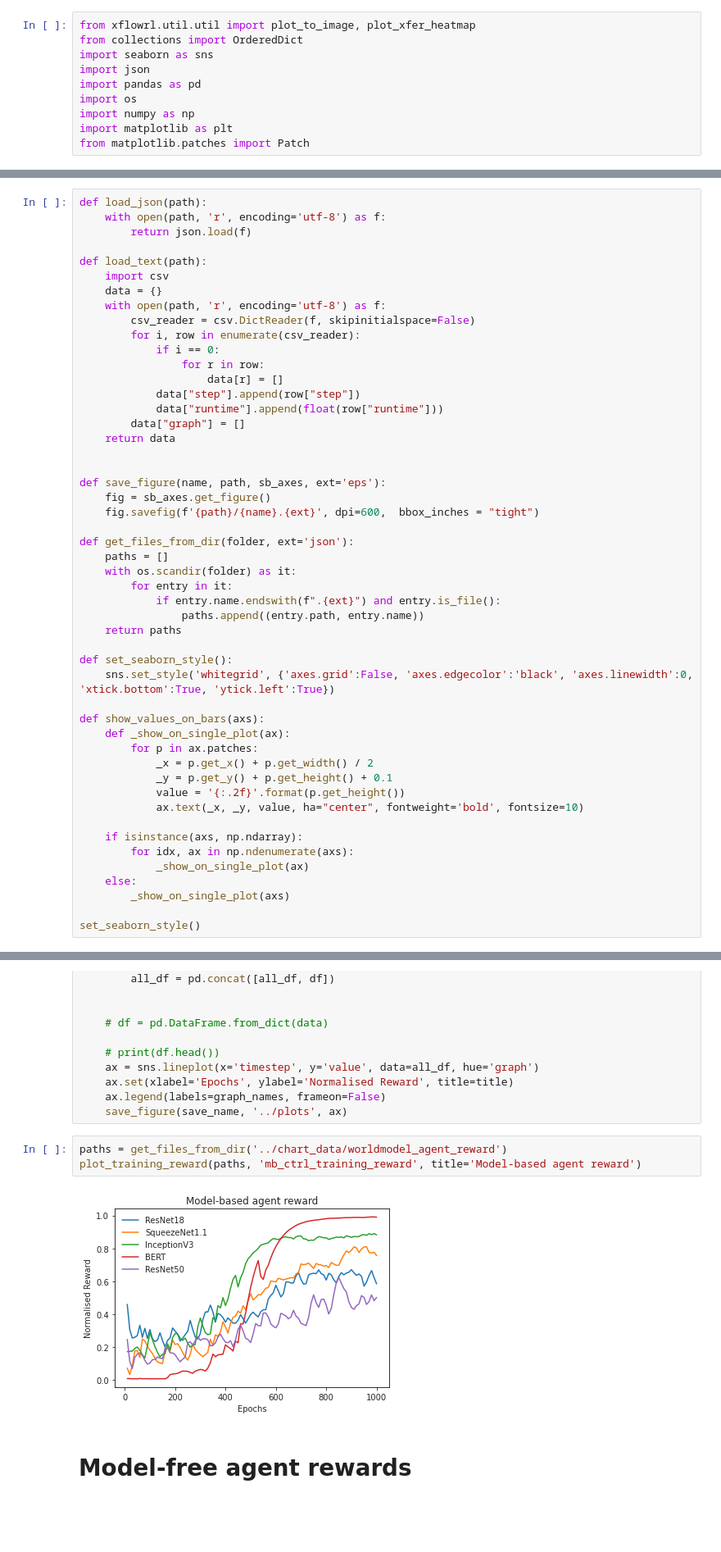
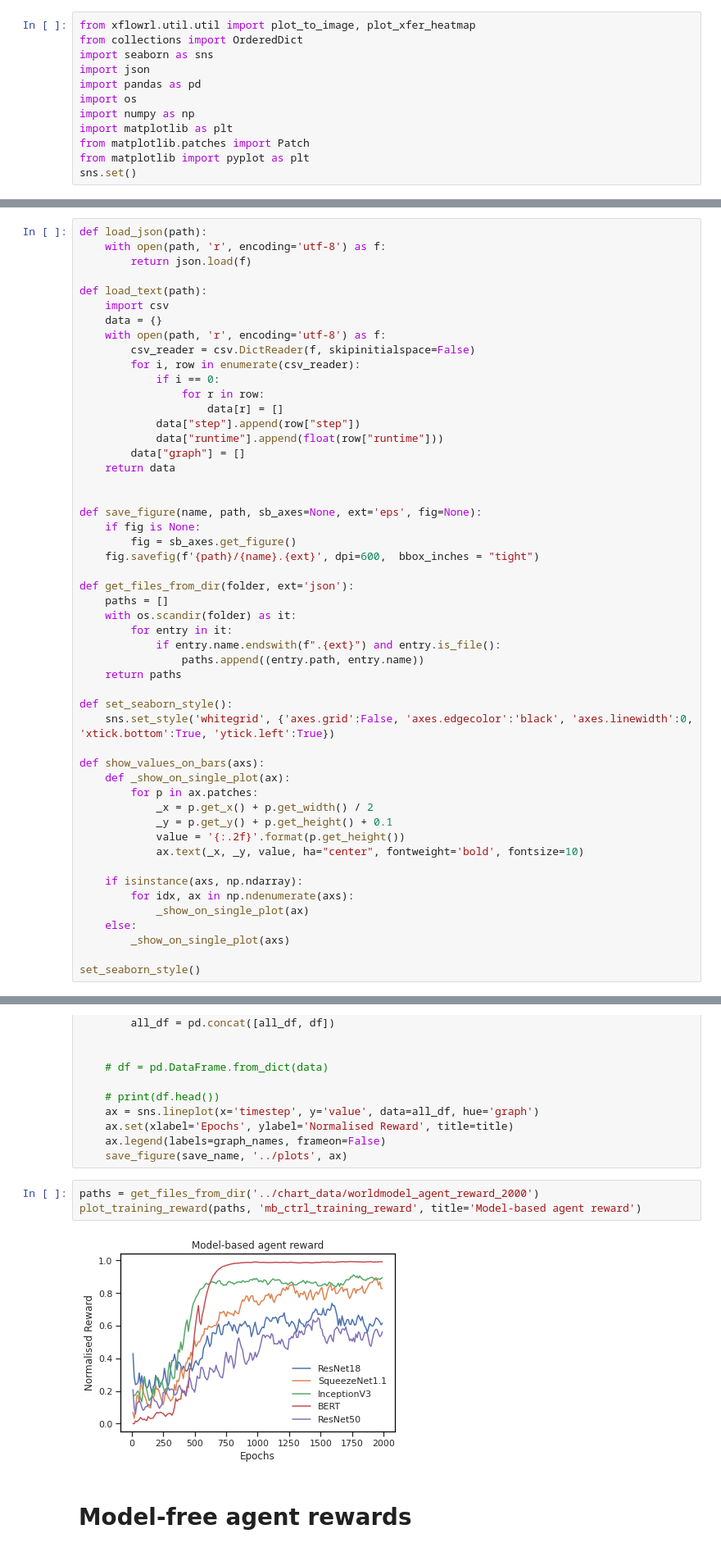
Before and after one commit to seanjparker/rlflow, a Jupyter notebook: notebooks/plotting.ipynb, the cells around one changed output, grey strips where cells are left out. Shown at 82% size. Cells and saved outputs as stored; diff of their text form; blank space fills up the shorter version.

```diff
--- a/notebooks/plotting.ipynb
+++ b/notebooks/plotting.ipynb
@@ -8,6 +8,8 @@ import os
 import numpy as np
 import matplotlib as plt
 from matplotlib.patches import Patch
+from matplotlib import pyplot as plt
+sns.set()
 # %% [markdown]
 # Utils
 # %%
@@ -30,8 +32,9 @@ def load_text(path):
     return data
 
 
-def save_figure(name, path, sb_axes, ext='eps'):
-    fig = sb_axes.get_figure()
+def save_figure(name, path, sb_axes=None, ext='eps', fig=None):
+    if fig is None:
+        fig = sb_axes.get_figure()
     fig.savefig(f'{path}/{name}.{ext}', dpi=600,  bbox_inches = "tight")
 
 def get_files_from_dir(folder, ext='json'):
@@ -164,10 +167,10 @@ def plot_training_reward(graphs, save_name, fix=False, title=''):
     ax.legend(labels=graph_names, frameon=False)
     save_figure(save_name, '../plots', ax)
 # %%
-paths = get_files_from_dir('../chart_data/worldmodel_agent_reward')
+paths = get_files_from_dir('../chart_data/worldmodel_agent_reward_2000')
 plot_training_reward(paths, 'mb_ctrl_training_reward', title='Model-based agent reward')
 # %% [output]
-[figure, old version]
+[figure, new version]
 # %% [markdown]
 # Model-free agent rewards
 # %%
```
Also changed, not shown: parts of 25 cells of this notebook, 14 other files.
